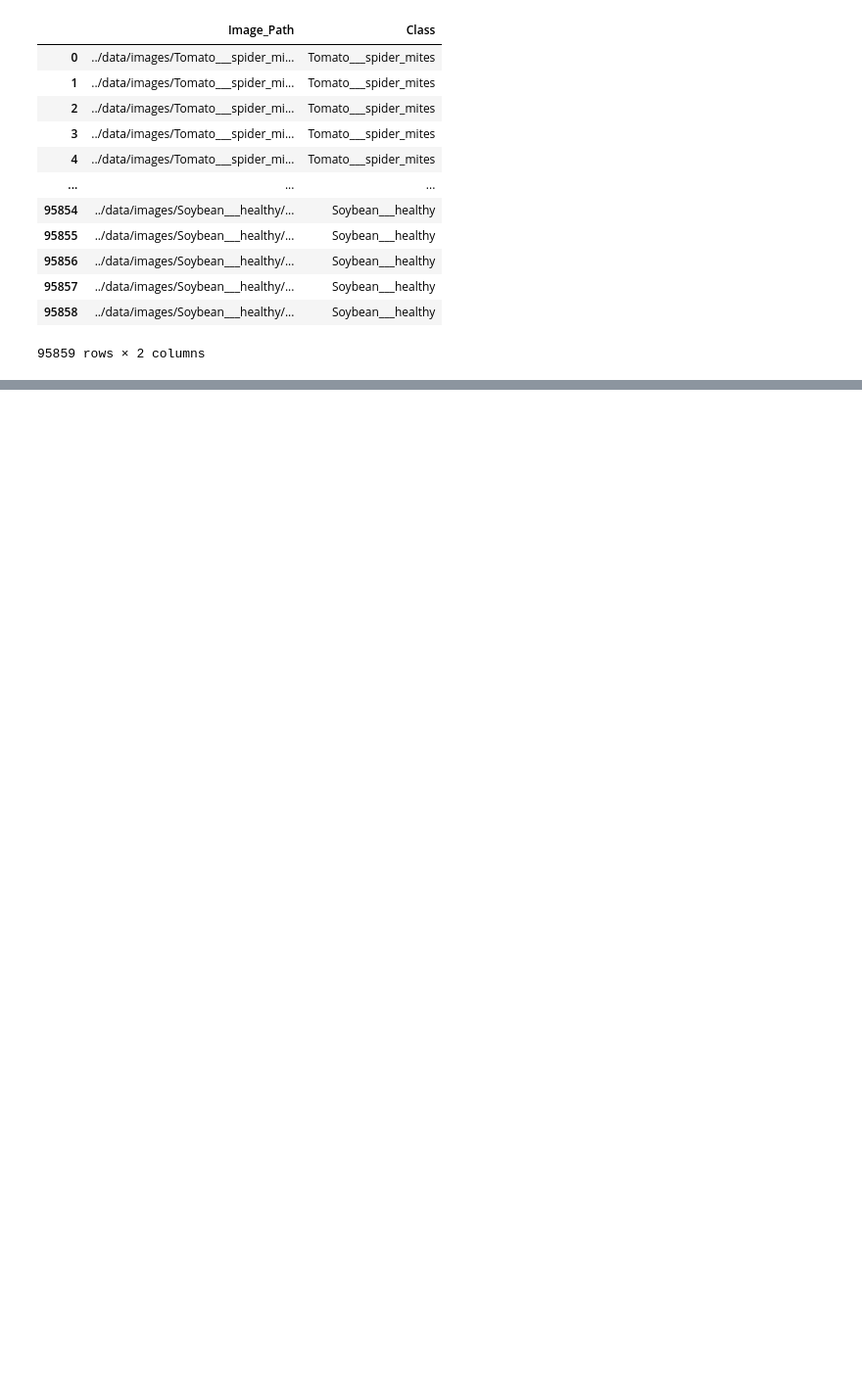
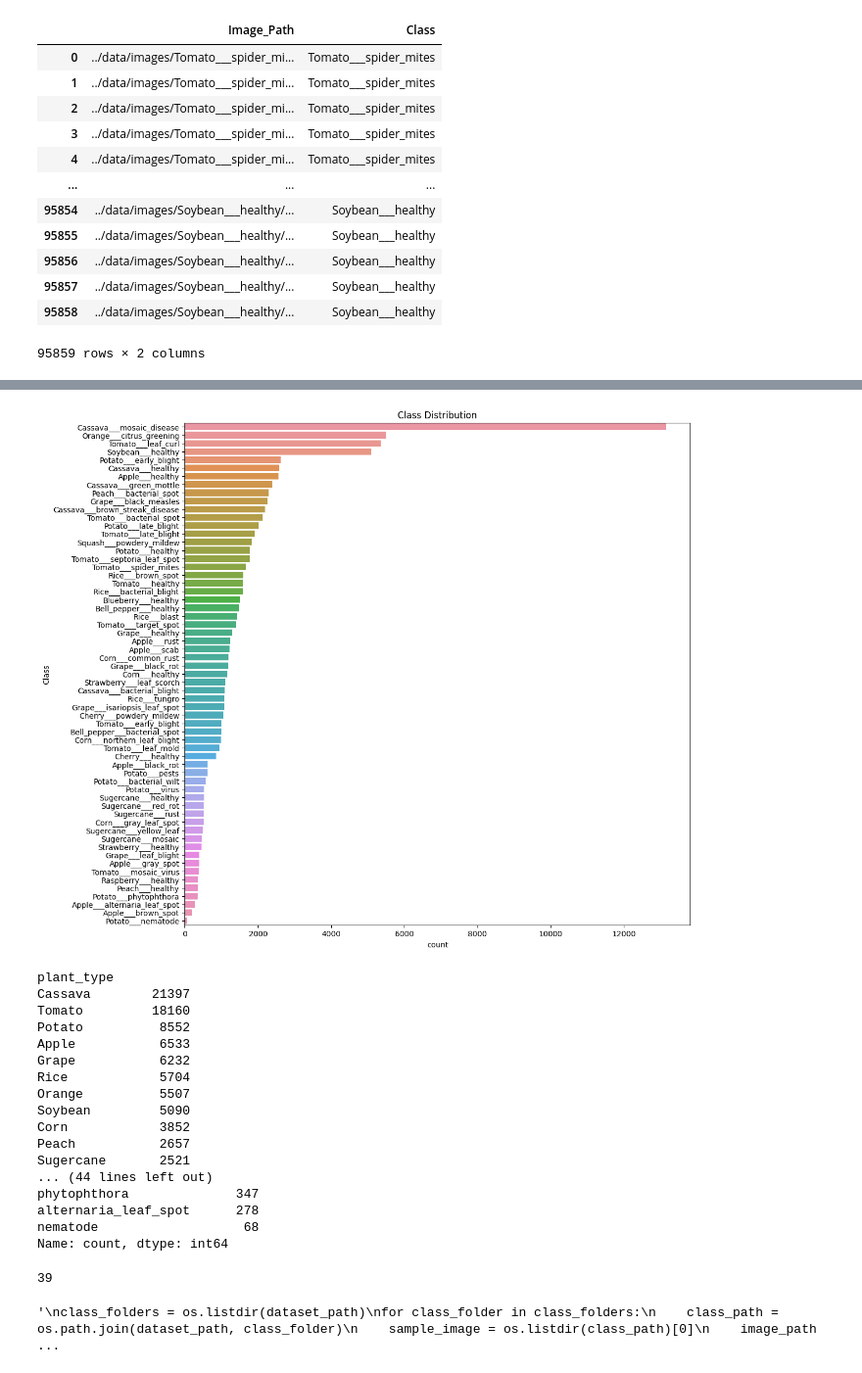
Before and after one commit to forster-j/AgronomiCare, a Jupyter notebook: notebooks/load_data.ipynb, the cells around one changed output, grey strips where cells are left out. Shown: that part at 98% size. Saved outputs shown, nothing was run; the diff lists cells and outputs as text; code cells hidden in the pictures; blank space fills up the shorter version.

Commit message:
load_data_update

```diff
--- a/notebooks/load_data.ipynb
+++ b/notebooks/load_data.ipynb
@@ -42,0 +65,68 @@ IndexError: list index out of range
+# %%
+# We see that there is a class 'Grape_leaf_blight' that looks odd
+# Rename 'Grape_leaf_blight' to 'Grape___leaf_blight' to follow a consistent naming convention for the data set
+df['Class'] = df['Class'].replace('Grape_leaf_blight', 'Grape___leaf_blight', regex=True)
+# %%
+# Create a new column 'disease_type'
+df['disease_type'] = df['Class'].apply(lambda x: x.split('___')[1])
+
+# Check the distribution of classes
+class_counts = df['Class'].value_counts()
+plt.figure(figsize=(12, 12))
+sns.countplot(y='Class', data=df, order=class_counts.index)
+plt.title('Class Distribution')
+plt.show()
+
+# Extract plant types from class names and add them to a new column
+df['plant_type'] = df['Class'].apply(lambda x: x.split('___')[0])
+
+# Count the occurrences of each plant type
+plant_type_counts = df['plant_type'].value_counts()
+
+# Display the count of each plant type
+print(plant_type_counts)
+
+# Count the occurrences of each disease type
+disease_type_counts = df['disease_type'].value_counts()
+
+# Display the count of each disease type
+print(disease_type_counts)
+
+df['disease_type'].nunique()
+# %% [output]
+[figure, added]
+plant_type
+Cassava        21397
+Tomato         18160
+Potato          8552
+Apple           6533
+Grape           6232
+Rice            5704
+Orange          5507
+Soybean         5090
+Corn            3852
+Peach           2657
+Sugercane       2521
+... (44 lines left out)
+phytophthora              347
+alternaria_leaf_spot      278
+nematode                   68
+Name: count, dtype: int64
+39
+# %%
+# Display sample images from each class
+# This is helpful to examine the images further, but will lead to a larger notebook.
+'''
+class_folders = os.listdir(dataset_path)
+for class_folder in class_folders:
+    class_path = os.path.join(dataset_path, class_folder)
+    sample_image = os.listdir(class_path)[0]
+    image_path = os.path.join(class_path, sample_image)
+    # Display the image
+    img = Image.open(image_path)
+    plt.imshow(img)
+    plt.title(f"Class: {class_folder}")
+    plt.show()
+    '''
+# %% [output]
+'\nclass_folders = os.listdir(dataset_path)\nfor class_folder in class_folders:\n    class_path = os.path.join(dataset_path, class_folder)\n    sample_image = os.listdir(class_path)[0]\n    image_path ...
```
Also changed, not shown: parts of 5 cells of this notebook.
